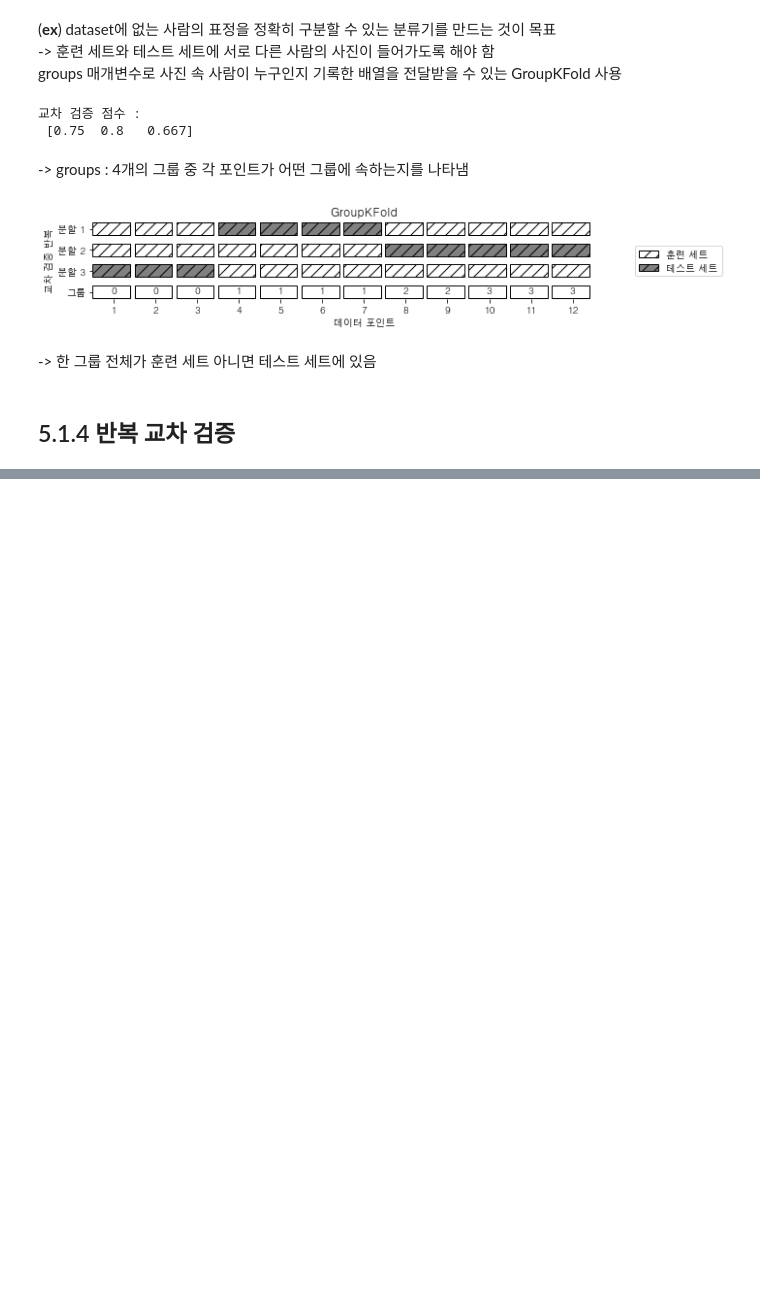
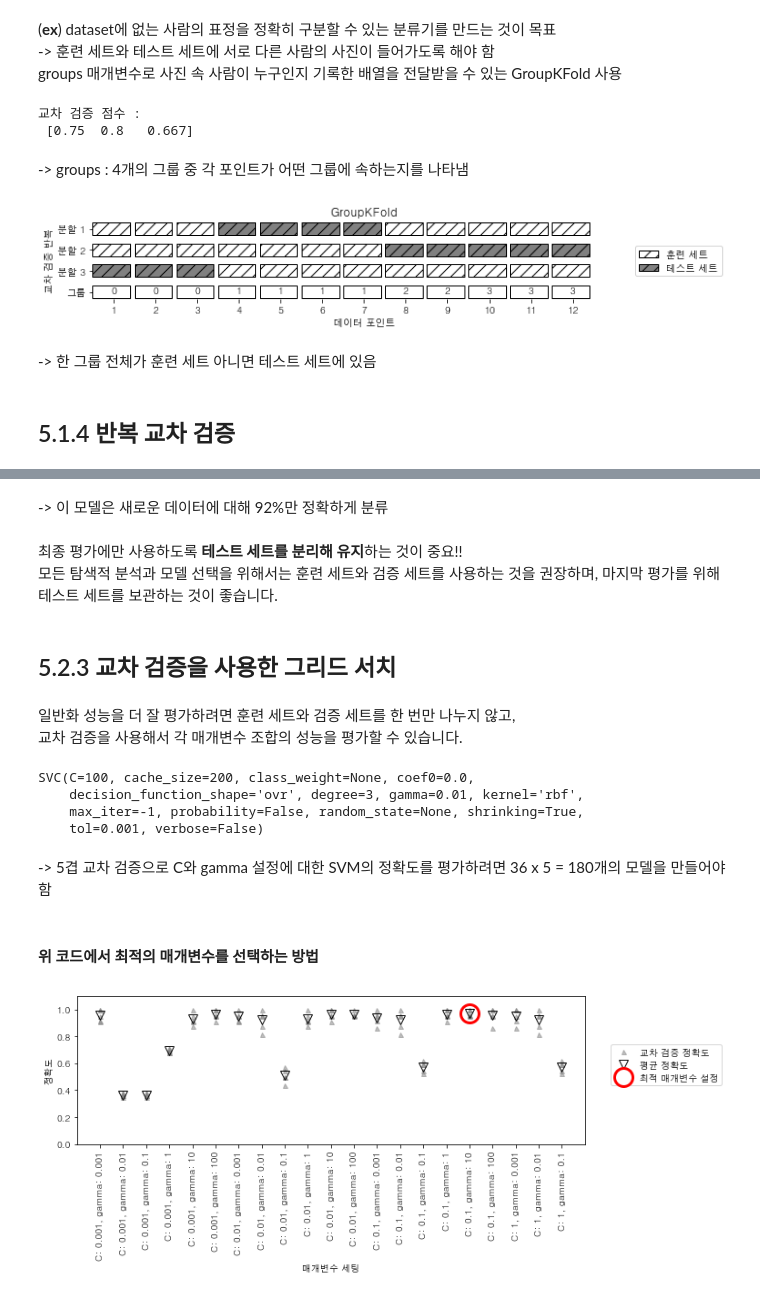
Before and after one commit to hyooo1017/Review, a Jupyter notebook: Introduction to Machine Learning with Python/5장. 모델 평가와 성능 향상.ipynb, the cells around one changed output, grey strips where cells are left out. Saved outputs shown, nothing was run; the diff lists cells and outputs as text; code cells hidden in the pictures; blank space fills up the shorter version.

```diff
--- a/Introduction to Machine Learning with Python/5장. 모델 평가와 성능 향상.ipynb
+++ b/Introduction to Machine Learning with Python/5장. 모델 평가와 성능 향상.ipynb
@@ -241,0 +361,43 @@ mglearn.plots.plot_group_kfold()
+# %% [markdown]
+-> 이 모델은 새로운 데이터에 대해 92%만 정확하게 분류
+# %% [markdown]
+최종 평가에만 사용하도록 **테스트 세트를 분리해 유지**하는 것이 중요!!
+모든 탐색적 분석과 모델 선택을 위해서는 훈련 세트와 검증 세트를 사용하는 것을 권장하며, 마지막 평가를 위해 테스트 세트를 보관하는 것이 좋습니다.
+# %% [markdown]
+## 5.2.3 교차 검증을 사용한 그리드 서치
+# %% [markdown]
+일반화 성능을 더 잘 평가하려면 훈련 세트와 검증 세트를 한 번만 나누지 않고,
+교차 검증을 사용해서 각 매개변수 조합의 성능을 평가할 수 있습니다.
+# %%
+for gam in [0.001, 0.01, 0.1, 1, 10, 100]:
+    for c in [0.001, 0.01, 0.1, 1, 10, 100]:
+        # 매개변수의 각 조합에 대해 SVC를 훈련시킵니다.
+        svm = SVC(gamma = gam, C = c)
+
+        # 교차 검증을 적용합니다.
+        scores = cross_val_score(svm, X_trainval, y_trainval, cv = 5)
+
+        # 교차 검증 정확도의 평균을 계산합니다.
+        score = np.mean(scores)
+
+        # 점수가 더 높으면 매개변수와 함께 기록합니다.
+        if score > best_score:
+            best_score = score
+            best_parameters = {'C': c, 'gamma': gam}
+
+# 훈련 세트와 검증 세트를 합쳐 모델을 다시 만듭니다
+svm = SVC(**best_parameters)
+svm.fit(X_trainval, y_trainval)
+# %% [output]
+SVC(C=100, cache_size=200, class_weight=None, coef0=0.0,
+    decision_function_shape='ovr', degree=3, gamma=0.01, kernel='rbf',
+    max_iter=-1, probability=False, random_state=None, shrinking=True,
+    tol=0.001, verbose=False)
+# %% [markdown]
+-> 5겹 교차 검증으로 C와 gamma 설정에 대한 SVM의 정확도를 평가하려면 36 x 5 = 180개의 모델을 만들어야 함
+# %% [markdown]
+#### 위 코드에서 최적의 매개변수를 선택하는 방법
+# %%
+mglearn.plots.plot_cross_val_selection()
+# %% [output]
+[figure, added]
```
Also changed, not shown: parts of 99 cells of this notebook.
